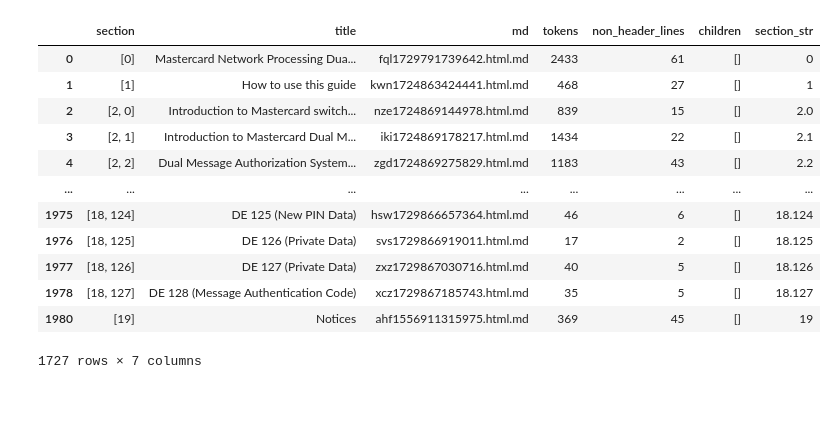
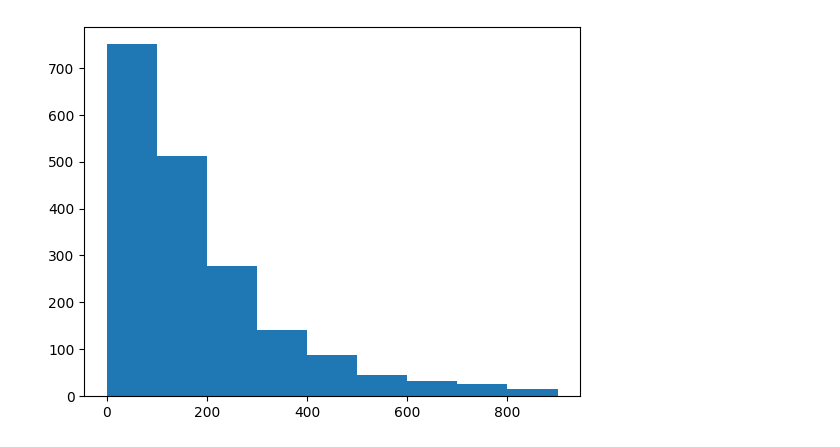
Before and after one commit to ravikumargrk/maggu, a Jupyter notebook: embedding/raw_data/studyChunkSize.ipynb, the cells around one changed output. Drawn from its saved outputs; the diff is of its cells as text; code cells hidden in the pictures; blank space fills up the shorter version.

```diff
--- a/embedding/raw_data/studyChunkSize.ipynb
+++ b/embedding/raw_data/studyChunkSize.ipynb
@@ -36,16 +11,6 @@ df_index[0].value_counts().sort_index().plot.bar()
-# %%
-df
-# %% [output]
-|  | section | title | md | tokens | non_header_lines | children | section_str |
-| 0 | [0] | Mastercard Network Processing Dua... | fql1729791739642.html.md | 2433 | 61 | [] | 0 |
-| 1 | [1] | How to use this guide | kwn1724863424441.html.md | 468 | 27 | [] | 1 |
-| 2 | [2, 0] | Introduction to Mastercard switch... | nze1724869144978.html.md | 839 | 15 | [] | 2.0 |
-| 3 | [2, 1] | Introduction to Mastercard Dual M... | iki1724869178217.html.md | 1434 | 22 | [] | 2.1 |
-| 4 | [2, 2] | Dual Message Authorization System... | zgd1724869275829.html.md | 1183 | 43 | [] | 2.2 |
-| ... | ... | ... | ... | ... | ... | ... | ... |
-| 1975 | [18, 124] | DE 125 (New PIN Data) | hsw1729866657364.html.md | 46 | 6 | [] | 18.124 |
-| 1976 | [18, 125] | DE 126 (Private Data) | svs1729866919011.html.md | 17 | 2 | [] | 18.125 |
-| 1977 | [18, 126] | DE 127 (Private Data) | zxz1729867030716.html.md | 40 | 5 | [] | 18.126 |
-| 1978 | [18, 127] | DE 128 (Message Authentication Code) | xcz1729867185743.html.md | 35 | 5 | [] | 18.127 |
-| 1980 | [19] | Notices | ahf1556911315975.html.md | 369 | 45 | [] | 19 |
-1727 rows × 7 columns
+# %%
+from matplotlib import pyplot
+pyplot.hist(df['tokens'][df['tokens']<2000], bins=range(0, 1_000, 100))
+pyplot.show()
+# %% [output]
+[figure, added]
```
Also changed, not shown: parts of 17 cells of this notebook, 3 other files.
